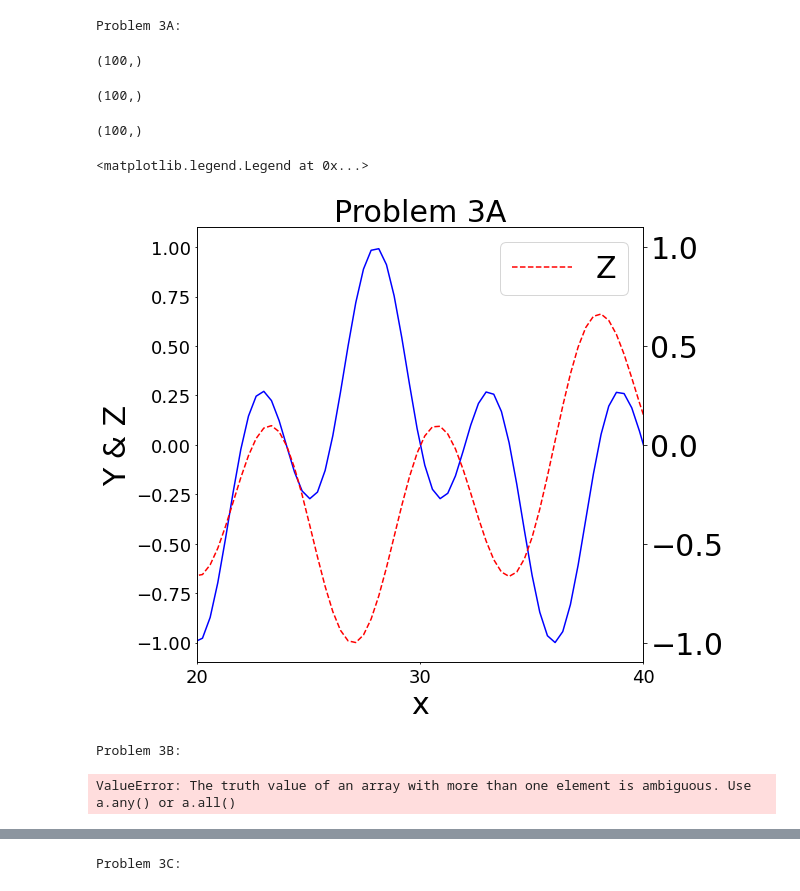
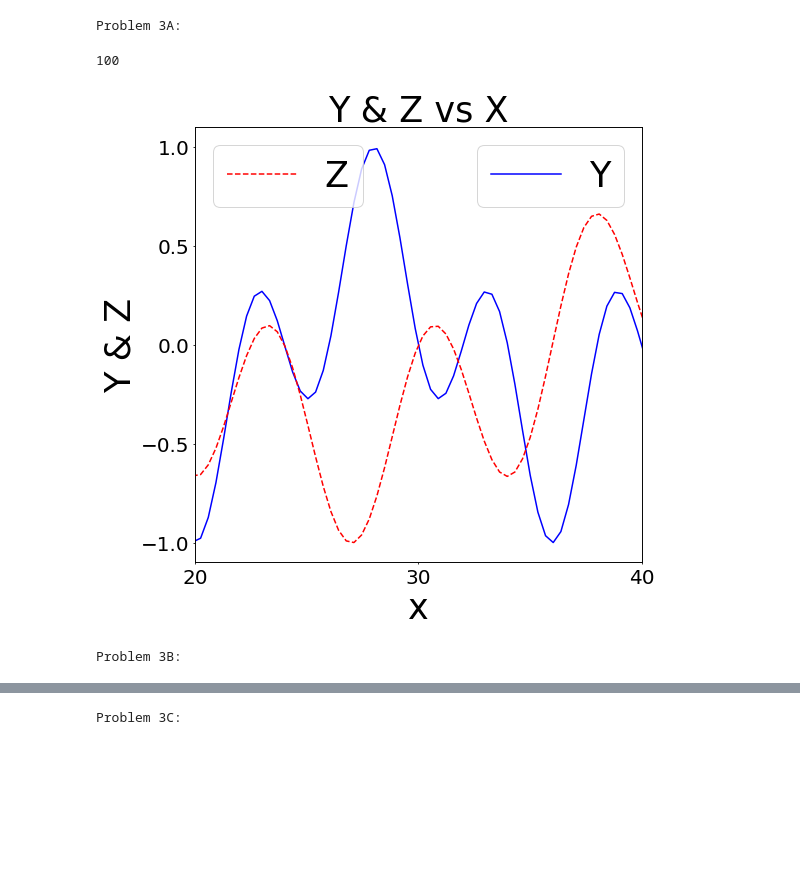
Before and after one commit to CMSPhysics/PHZ3150, a Jupyter notebook: Homework/HW8_CSmith/HW8_CSmith.ipynb, the cells around one changed output, grey strips where cells are left out. Drawn from its saved outputs; the diff is of its cells as text; code cells hidden in the pictures; blank space fills up the shorter version.

```diff
--- a/Homework/HW8_CSmith/HW8_CSmith.ipynb
+++ b/Homework/HW8_CSmith/HW8_CSmith.ipynb
@@ -82,45 +84,34 @@ x = np.linspace(12, 46, 100)
 y = np.array((np.sin((2*np.pi*x)/16)) * (np.cos((2*np.pi*x)/8)))
 z = np.array((np.cos((np.pi*x)/9)) * (np.sin((np.pi*x)/6)))
 # %%
-print(z.shape)
+len(y)
+len(x)
+len(z)
 # %% [output]
-(100,)
+100
-# %%
-print(y.shape)
-# %% [output]
-(100,)
-# %%
-print(x.shape)
-# %% [output]
-(100,)
-# %%
-fig = plt.figure( figsize = (8,8) )
-
-ax1 = fig.add_subplot(1, 1, 1)
-ax2 = ax1.twinx()
-plt.xlim( 20, 40 )
-
-ax1.plot( x, y, color= 'blue', linestyle = 'solid', label = 'Y')
-ax1.set_ylabel( 'Y & Z', color='black', fontsize=30, rotation = 90 )
-ax1.set_xlabel('x',fontsize=30)
-ax1.tick_params( axis="both", labelsize=18, length = 2 , direction = 'out' )
-plt.yticks( np.arange( -1.0, 2.1, step = 0.5 ) ,fontsize=30 )
-plt.xticks( np.arange( 20, 40.1, 10 ) , fontsize=30 )
-
-ax2.plot( x, z, color='red', linestyle = '--', label = 'Z')
-plt.title( 'Problem 3A' , fontsize = 30 )
-plt.legend( fontsize = 30 )
-# %% [output]
-<matplotlib.legend.Legend at 0x...>
-[figure, removed]
+# %%
+fig = plt.figure( figsize = (8,8) )
+ax1 = fig.add_subplot(1, 1, 1)
+ax2 = ax1.twinx()
+plt.xlim( 20, 40 )
+
+ax1.plot( x, y, color= 'blue', linestyle = 'solid', label = 'Y')
+ax1.legend( fontsize = 35 )
+ax1.set_ylabel( 'Y & Z', color='black', fontsize=35, rotation = 90 )
+ax1.set_xlabel('x', fontsize=35)
+ax1.tick_params( axis="both", labelsize=20, length = 2 , direction = 'out')
+ax1.set_yticks( np.arange( -1.0, 1.1, step = 0.5 ) ,fontsize=15)
+plt.xticks( np.arange( 20, 40.1, 10 ) , fontsize= 15)
+
+ax2.plot( x, z, color='red', linestyle = '--', label = 'Z')
+plt.title( 'Y & Z vs X' , fontsize = 35 )
+ax2.legend( loc = 'upper left', fontsize = 35 )
+
+plt.tick_params(labelright=False, right=False)
+# %% [output]
+[figure, added]
 # %%
 #Problem 3B
 print('Problem 3B:')
 # %% [output]
 Problem 3B:
-# %%
-for i in range(len(x)):
-    if y in range(len(x)) > 0:
-        print ( y )
-# %% [output]
-ValueError: The truth value of an array with more than one element is ambiguous. Use a.any() or a.all()
```
Also changed, not shown: parts of 19 cells of this notebook, 2 other files.
